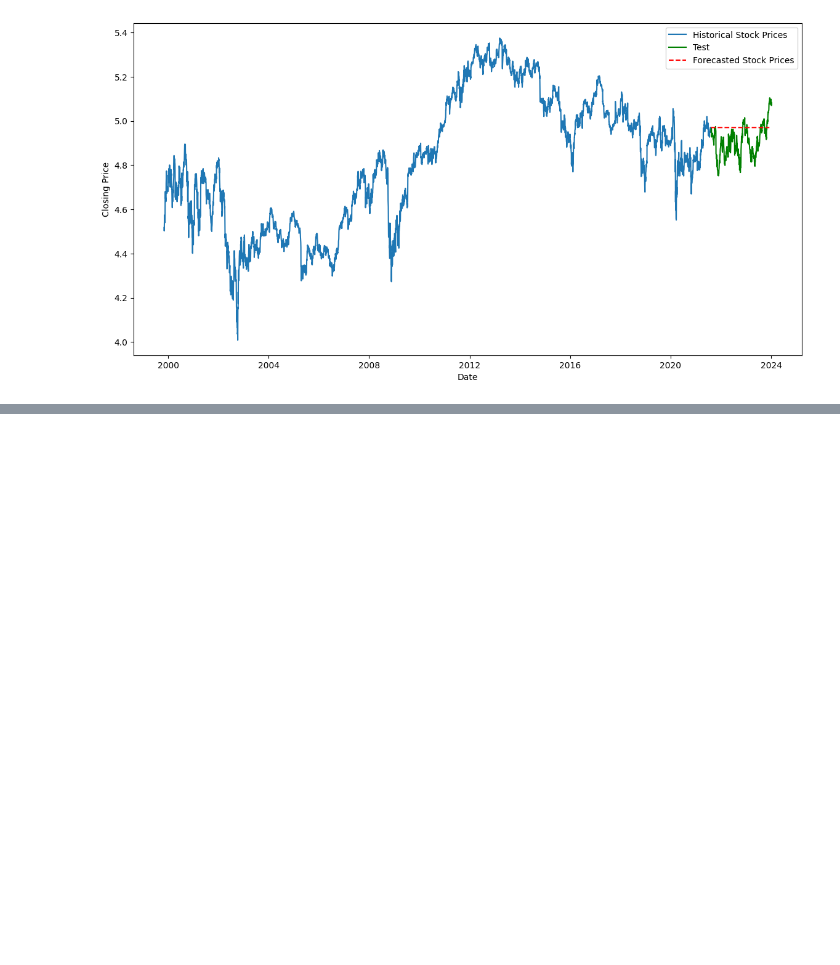
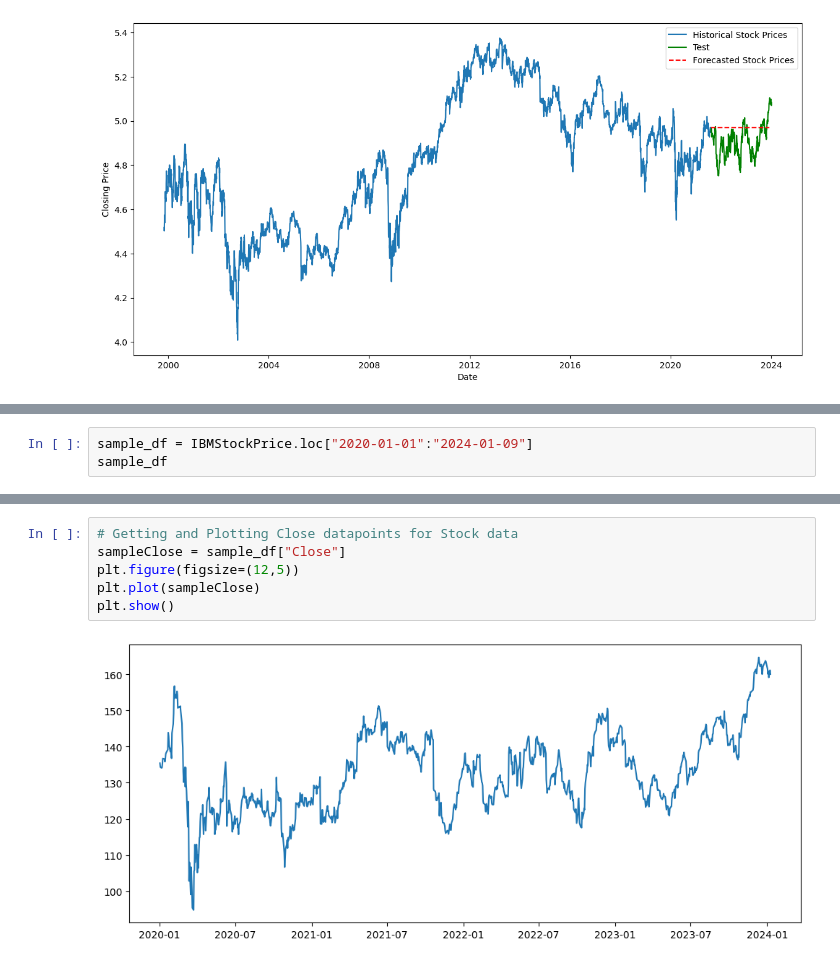
Before and after one commit to ashkjha1/StockPricePrediction, a Jupyter notebook: notebooks/Model_training_TimeSeries.ipynb, the cells around one changed output, grey strips where cells are left out. Cells and saved outputs as stored; diff of their text form; blank space fills up the shorter version.

```diff
--- a/notebooks/Model_training_TimeSeries.ipynb
+++ b/notebooks/Model_training_TimeSeries.ipynb
@@ -385,0 +406,3 @@ plt.show()
+# %%
+sample_df = IBMStockPrice.loc["2020-01-01":"2024-01-09"]
+sample_df
@@ -385,0 +424,8 @@ plt.show()
+# %%
+# Getting and Plotting Close datapoints for Stock data
+sampleClose = sample_df["Close"]
+plt.figure(figsize=(12,5))
+plt.plot(sampleClose)
+plt.show()
+# %% [output]
+[figure, added]
```
Also changed, not shown: parts of 16 cells of this notebook, 2 other files.
